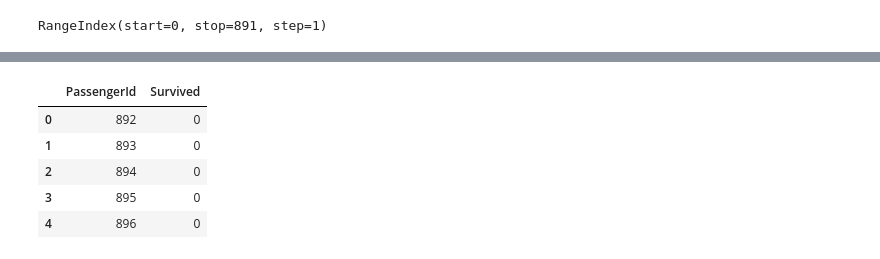
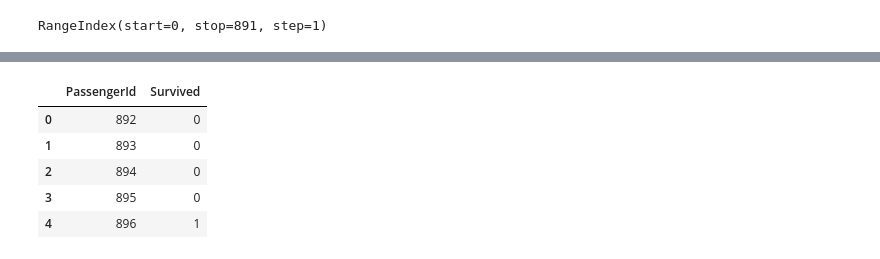
Before and after one commit to malte-n/Data-Science-Portfolio, a Jupyter notebook: titanic_kaggle_comp/titanic_classification_problem.ipynb, the cells around one changed output, grey strips where cells are left out. Cells and saved outputs as stored; diff of their text form; code cells hidden in the pictures.

```diff
--- a/titanic_kaggle_comp/titanic_classification_problem.ipynb
+++ b/titanic_kaggle_comp/titanic_classification_problem.ipynb
@@ -312,0 +237,3 @@ RangeIndex(start=0, stop=891, step=1)
+# %%
+train_data.drop(["Cabin"], axis=1, inplace=True)
+test_data.drop(["Cabin"], axis=1, inplace=True)
@@ -312,0 +242,3 @@ RangeIndex(start=0, stop=891, step=1)
+# %%
+train_data["Embarked"] = train_data["Embarked"].map({"S":0, "Q":1, "C":2, "NaN": np.nan})
+test_data["Embarked"] = test_data["Embarked"].map({"S":0, "Q":1, "C":2, "NaN": np.nan})
@@ -312,0 +254,21 @@ RangeIndex(start=0, stop=891, step=1)
+# %%
+y = train_data["Survived"]
+train_data.drop("Survived", axis=1, inplace=True)
+# %%
+from sklearn.experimental import enable_iterative_imputer
+from sklearn.impute import IterativeImputer
+from sklearn.preprocessing import PolynomialFeatures
+
+
+combined = pd.concat([train_data,test_data],keys=[0,1])
+
+imp = IterativeImputer(max_iter = 20, random_state = 42)
+combined = pd.DataFrame(imp.fit_transform(combined), index = combined.index, columns = combined.columns)
+
+poly = PolynomialFeatures(degree=2)
+
+
+train_data = combined.xs(0)
+test_data = combined.xs(1)
+
+train_data
@@ -313,24 +289,22 @@ RangeIndex(start=0, stop=891, step=1)
 # %%
 from sklearn.ensemble import RandomForestClassifier
 
 
-y = train_data["Survived"]
-
-features = ["Pclass", "Sex", "SibSp", "Parch", "Embarked_C", "Embarked_Q", "Embarked_S"]
+features = ["Pclass", "Sex", "SibSp", "Parch", "embarked_C", "embarked_Q", "embarked_S", "Age", "Fare", "fname", "title", "embarked_C", "embarked_Q", "embarked_S"]
 X = pd.get_dummies(train_data[features])
 X_test = pd.get_dummies(test_data[features])
 
 model = RandomForestClassifier(n_estimators=100, max_depth=5, random_state=1)
 model.fit(X, y)
 predictions = model.predict(X_test)
 
-output = pd.DataFrame({'PassengerId': test_data.PassengerId, 'Survived': predictions})
+output = pd.DataFrame({'PassengerId': test_data.PassengerId.astype('int'), 'Survived': predictions})
 output.to_csv('result.csv', index=False)
 output.head()
 # %% [output]
 |  | PassengerId | Survived |
 | 0 | 892 | 0 |
 | 1 | 893 | 0 |
 | 2 | 894 | 0 |
 | 3 | 895 | 0 |
-| 4 | 896 | 0 |
+| 4 | 896 | 1 |
```
Also changed, not shown: parts of 40 cells of this notebook, 1 other file.
